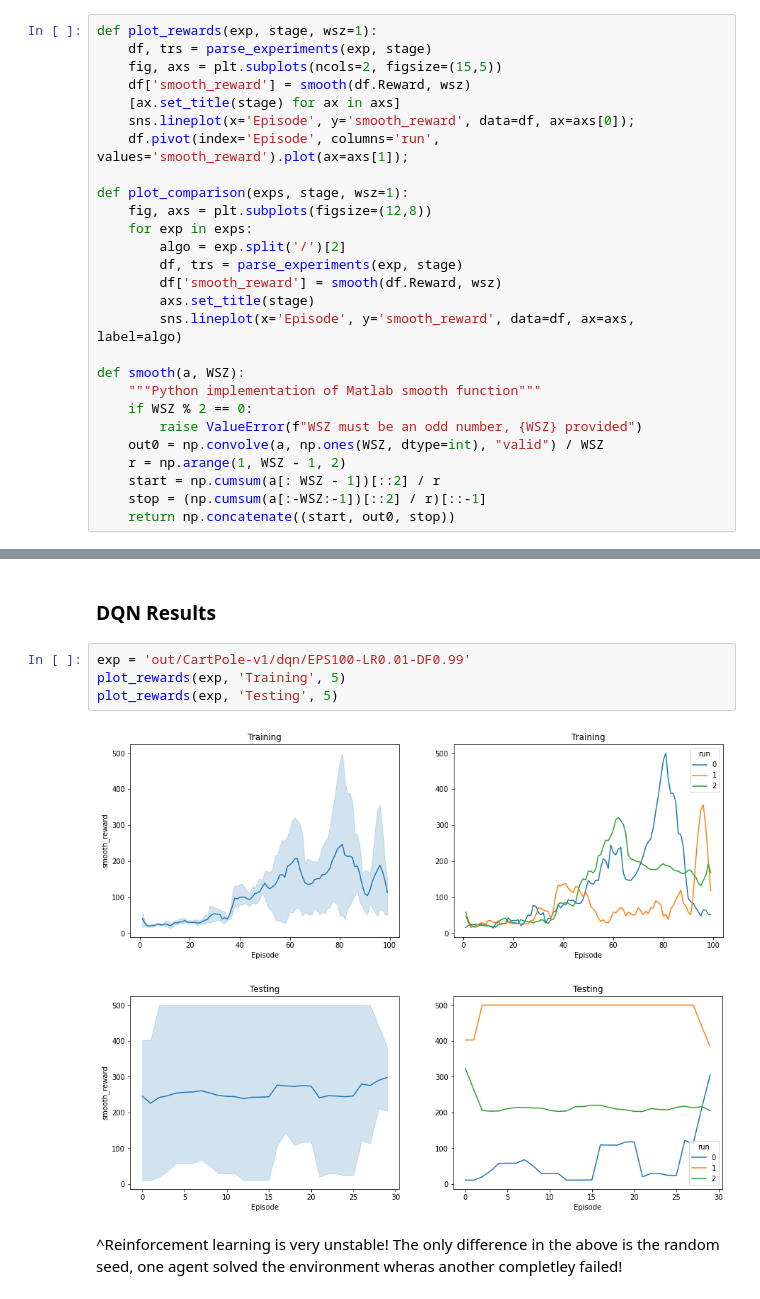
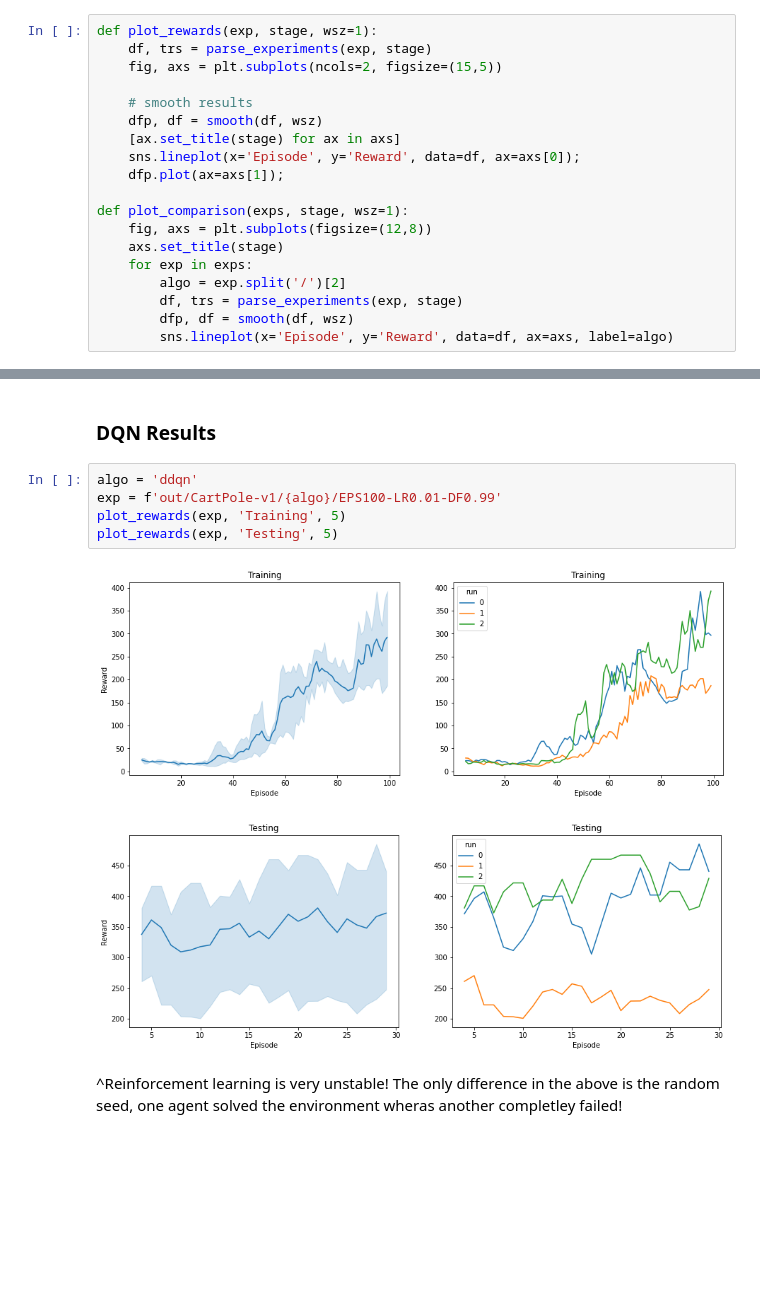
Before and after one commit to erees1/jax-rl, a Jupyter notebook: notebooks/results.ipynb, the cells around one changed output, grey strips where cells are left out. Cells and saved outputs as stored; diff of their text form; blank space fills up the shorter version.

Commit message:
Added ddqn

```diff
--- a/notebooks/results.ipynb
+++ b/notebooks/results.ipynb
@@ -19,26 +19,18 @@ from src.utils import parse_experiments
 def plot_rewards(exp, stage, wsz=1):
     df, trs = parse_experiments(exp, stage)
     fig, axs = plt.subplots(ncols=2, figsize=(15,5))
-    df['smooth_reward'] = smooth(df.Reward, wsz)
+
+    # smooth results
+    dfp, df = smooth(df, wsz)
     [ax.set_title(stage) for ax in axs]
-    sns.lineplot(x='Episode', y='smooth_reward', data=df, ax=axs[0]);
-    df.pivot(index='Episode', columns='run', values='smooth_reward').plot(ax=axs[1]);
+    sns.lineplot(x='Episode', y='Reward', data=df, ax=axs[0]);
+    dfp.plot(ax=axs[1]);
 
 def plot_comparison(exps, stage, wsz=1):
     fig, axs = plt.subplots(figsize=(12,8))
+    axs.set_title(stage)
     for exp in exps:
         algo = exp.split('/')[2]
         df, trs = parse_experiments(exp, stage)
-        df['smooth_reward'] = smooth(df.Reward, wsz)
-        axs.set_title(stage)
-        sns.lineplot(x='Episode', y='smooth_reward', data=df, ax=axs, label=algo)
-
-def smooth(a, WSZ):
-    """Python implementation of Matlab smooth function"""
-    if WSZ % 2 == 0:
-        raise ValueError(f"WSZ must be an odd number, {WSZ} provided")
-    out0 = np.convolve(a, np.ones(WSZ, dtype=int), "valid") / WSZ
-    r = np.arange(1, WSZ - 1, 2)
-    start = np.cumsum(a[: WSZ - 1])[::2] / r
-    stop = (np.cumsum(a[:-WSZ:-1])[::2] / r)[::-1]
-    return np.concatenate((start, out0, stop))
+        dfp, df = smooth(df, wsz)
+        sns.lineplot(x='Episode', y='Reward', data=df, ax=axs, label=algo)
@@ -56,11 +55,12 @@ plot_comparison(exps, 'Training', 7)
 # %% [markdown]
 ### DQN Results
 # %%
-exp = 'out/CartPole-v1/dqn/EPS100-LR0.01-DF0.99'
+algo = 'ddqn'
+exp = f'out/CartPole-v1/{algo}/EPS100-LR0.01-DF0.99'
 plot_rewards(exp, 'Training', 5)
 plot_rewards(exp, 'Testing', 5)
 # %% [output]
-[figure, old version]
+[figure, new version]
-[figure, old version]
+[figure, new version]
 # %% [markdown]
 ^Reinforcement learning is very unstable! The only difference in the above is the random seed, one agent solved the environment wheras another completley failed!
```
Also changed, not shown: parts of 2 cells of this notebook, 19 other files.
